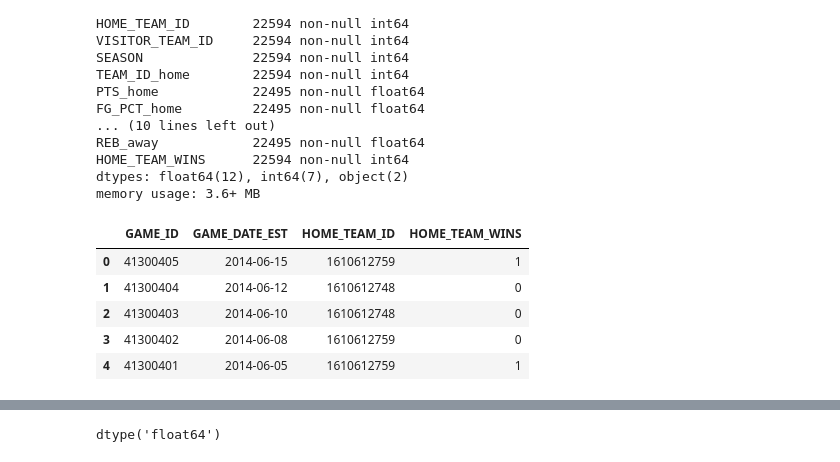
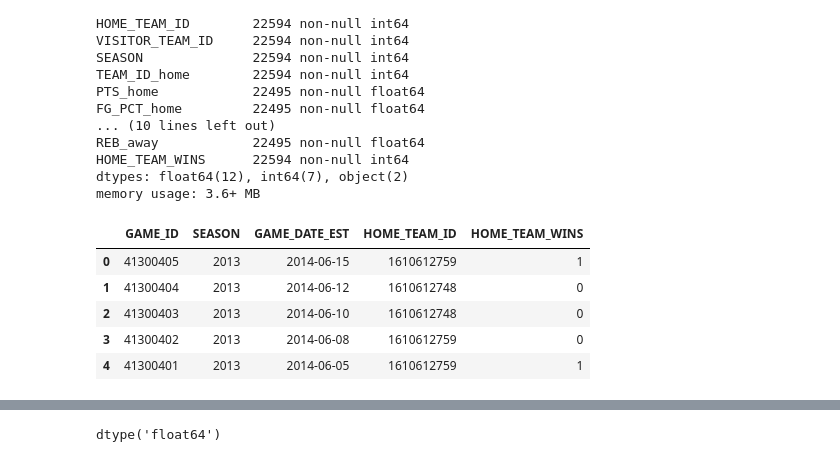
Before and after one commit to KGharib/Hypothesis-Testing-on-18-Seasons-of-NBA-Dataset, a Jupyter notebook: NBA - Khalid.ipynb, the cells around one changed output, grey strips where cells are left out. Drawn from its saved outputs; the diff is of its cells as text; code cells hidden in the pictures.

```diff
--- a/NBA - Khalid.ipynb
+++ b/NBA - Khalid.ipynb
@@ -163,15 +168,15 @@ dtypes: float64(12), int64(7), object(2)
 memory usage: 3.6+ MB
 # %%
 # We are taking these specific columns, we will use them in order to test our first Hypothesis
-game_hometeam_df = games_df[['GAME_ID','GAME_DATE_EST', 'HOME_TEAM_ID', 'HOME_TEAM_WINS']]
+game_hometeam_df = games_df[['GAME_ID','SEASON','GAME_DATE_EST', 'HOME_TEAM_ID', 'HOME_TEAM_WINS']]
 game_hometeam_df.head()
 # %% [output]
-|  | GAME_ID | GAME_DATE_EST | HOME_TEAM_ID | HOME_TEAM_WINS |
-| 0 | 41300405 | 2014-06-15 | 1610612759 | 1 |
-| 1 | 41300404 | 2014-06-12 | 1610612748 | 0 |
-| 2 | 41300403 | 2014-06-10 | 1610612748 | 0 |
-| 3 | 41300402 | 2014-06-08 | 1610612759 | 0 |
-| 4 | 41300401 | 2014-06-05 | 1610612759 | 1 |
+|  | GAME_ID | SEASON | GAME_DATE_EST | HOME_TEAM_ID | HOME_TEAM_WINS |
+| 0 | 41300405 | 2013 | 2014-06-15 | 1610612759 | 1 |
+| 1 | 41300404 | 2013 | 2014-06-12 | 1610612748 | 0 |
+| 2 | 41300403 | 2013 | 2014-06-10 | 1610612748 | 0 |
+| 3 | 41300402 | 2013 | 2014-06-08 | 1610612759 | 0 |
+| 4 | 41300401 | 2013 | 2014-06-05 | 1610612759 | 1 |
 # %%
 # games_df.drop(columns=['GAME_STATUS_TEXT'], inplace=True)
 # %%
```
Also changed, not shown: parts of 48 cells of this notebook.
